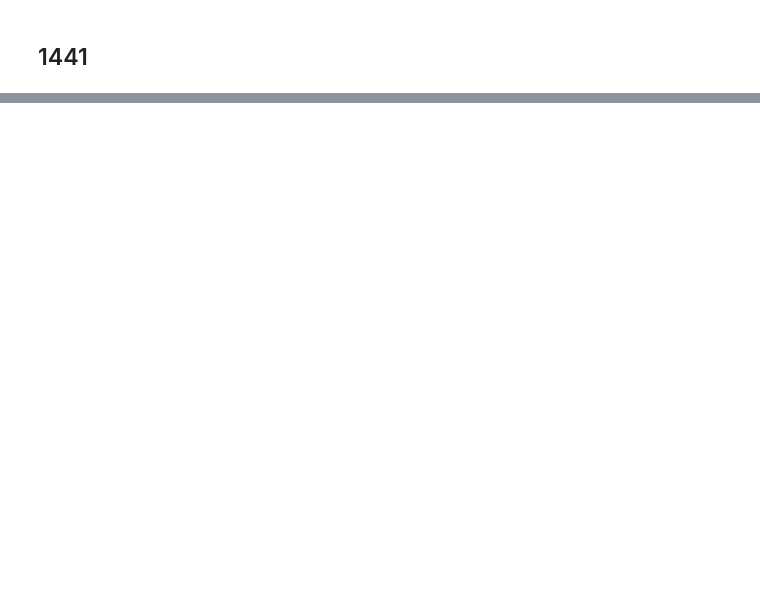
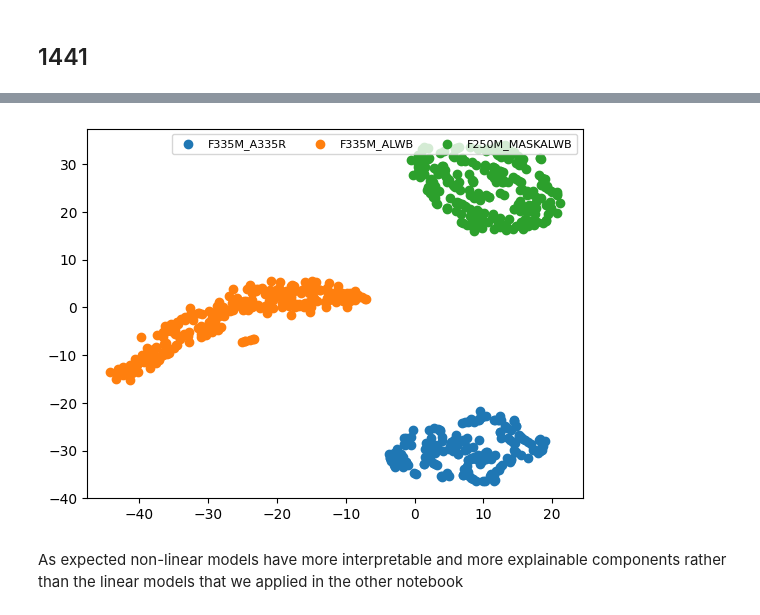
Before and after one commit to AstroMusers/AI-Boosted-Coronagraphy, a Jupyter notebook: notebooks/Non-LinearDR.ipynb, the cells around one changed output, grey strips where cells are left out. Cells and saved outputs as stored; diff of their text form; code cells hidden in the pictures; blank space fills up the shorter version.

```diff
--- a/notebooks/Non-LinearDR.ipynb
+++ b/notebooks/Non-LinearDR.ipynb
@@ -152,0 +183,18 @@ visualize_umap(flatten_final_1441,reconstruct_umap_1441)
+# %%
+tsne_1441 = TSNE()
+tsne_latent_1441 = tsne_1441.fit_transform(flatten_final_1441)
+# %%
+f335m_a335r    = plt.scatter(tsne_latent_1441[:189,0], tsne_latent_1441[:189,1])
+f335m_alwb     = plt.scatter(tsne_latent_1441[189:429,0], tsne_latent_1441[189:429,1])
+f250m_maskalwb = plt.scatter(tsne_latent_1441[429:,0], tsne_latent_1441[429:,1])
+
+plt.legend((f335m_a335r, f335m_alwb, f250m_maskalwb),
+           ('F335M_A335R', 'F335M_ALWB', 'F250M_MASKALWB'),
+           scatterpoints=1,
+           loc='upper right',
+           ncol=3,
+           fontsize=8);
+# %% [output]
+[figure, added]
+# %% [markdown]
+As expected non-linear models have more interpretable and more explainable components rather than the linear models that we applied in the other notebook
```
Also changed, not shown: parts of 12 cells of this notebook.
